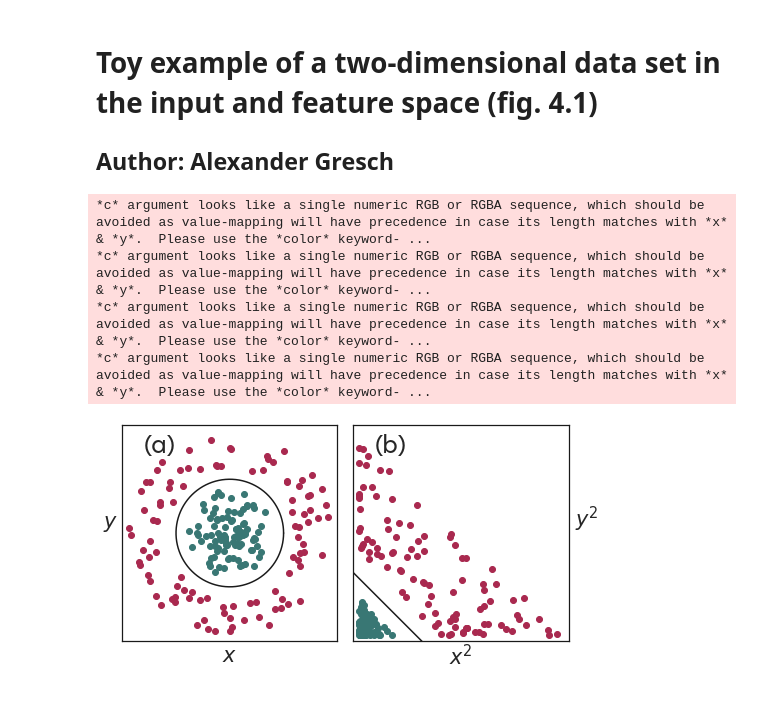
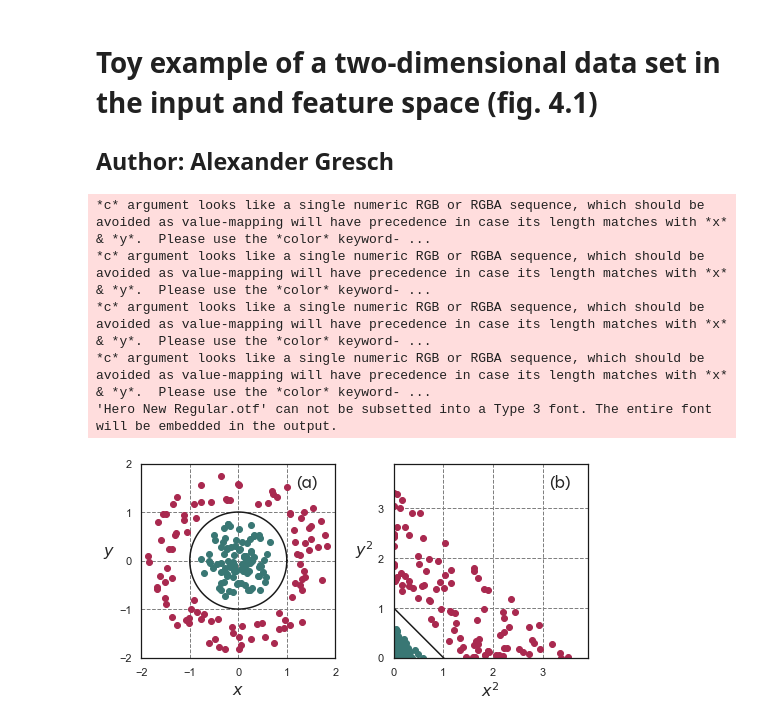
Before and after one commit to Shmoo137/Lecture-Notes, a Jupyter notebook: fig-4.1/4.1-title.ipynb, the cells around one changed output. Drawn from its saved outputs; the diff is of its cells as text; code cells hidden in the pictures.

Commit message:
added ticks and changed fontsize

```diff
--- a/fig-4.1/4.1-title.ipynb
+++ b/fig-4.1/4.1-title.ipynb
@@ -39,39 +39,46 @@ angles  = r.uniform(0,2*np.pi,size=(2,N))
 # %%
 # Seaborn style set
 sns.set(style="whitegrid", rc={'figure.figsize':(8,6)}) # in inches
 sns.set_style("whitegrid", {'grid.linestyle': 'dashed', "grid.color": "0.5", 'axes.edgecolor': '.1'})
 
 ax = plt.subplot(121)
 for color,radius,angle in zip(colors_dict.values(),radii,angles):
     plt.scatter(radius*np.cos(angle),radius*np.sin(angle),c=color["dark"])
 angle = np.linspace(0,2*np.pi,100)
 plt.plot(np.cos(angle),np.sin(angle),"k-")
 plt.xlim(-2,2)
-plt.xlabel("$x$",fontsize="xx-large",fontproperties=custom_font)
-plt.xticks([])
+plt.xticks(fontsize=11)
+plt.xlabel("$x$",fontsize=16,fontproperties=custom_font)
+#plt.xticks([])
 plt.ylim(-2,2)
-plt.ylabel("$y$",fontsize="xx-large",fontproperties=custom_font,rotation=0,ha="right")
-plt.text(0.1,0.875,"(a)",fontsize=24,fontproperties=custom_font,transform=ax.transAxes)
-plt.yticks([])
+plt.yticks(fontsize=11)
+plt.ylabel("$y$",fontsize=16,fontproperties=custom_font,rotation=0,ha="right")
+plt.text(0.8,0.875,"(a)",fontsize=16,fontproperties=custom_font,transform=ax.transAxes)
+plt.yticks([-2,-1,0,1,2])
 plt.gca().set_aspect('equal')
 
 ax = plt.subplot(122)
 for color,radius,angle in zip(colors_dict.values(),radii**2,angles):
     plt.scatter(radius*np.cos(angle)**2,radius*np.sin(angle)**2,c=color["dark"])
 plt.plot([-1,2],[2,-1],"k-")
-plt.xlim(-0.1,1.9**2+0.1)
-plt.xlabel("$x^2$",fontsize="xx-large",fontproperties=custom_font)
-plt.xticks([])
-plt.ylim(-0.1,1.9**2+0.1)
-plt.ylabel("$y^2$",fontsize="xx-large",fontproperties=custom_font,rotation=0,ha="right",labelpad=-245)
-plt.text(0.1,0.875,"(b)",fontsize=24,fontproperties=custom_font,transform=ax.transAxes)
-plt.yticks([])
+#plt.xlim(-0.1,1.9**2+0.1)
+plt.xlim(0,3.9)
+plt.xticks(fontsize=11)
+plt.xlabel("$x^2$",fontsize=16,fontproperties=custom_font)
+#plt.xticks([])
+#plt.ylim(-0.1,1.9**2+0.1)
+plt.ylim(0,3.9)
+plt.yticks(fontsize=11)
+plt.ylabel("$y^2$",fontsize=16,fontproperties=custom_font,rotation=0,ha="right") #,labelpad=-245
+plt.text(0.8,0.875,"(b)",fontsize=16,fontproperties=custom_font,transform=ax.transAxes)
+plt.yticks([0,1,2,3])
 plt.gca().set_aspect('equal')
-plt.subplots_adjust(wspace=0.075)
-plt.savefig("4.1_toy_example.pdf",orientation="landscape",dpi=600,bbox_inches="tight")
+plt.subplots_adjust(wspace=0.3)
+plt.savefig("4.1_toy_example_corr.pdf",orientation="landscape",dpi=600,bbox_inches="tight")
 # %% [output]
 *c* argument looks like a single numeric RGB or RGBA sequence, which should be avoided as value-mapping will have precedence in case its length matches with *x* & *y*.  Please use the *color* keyword- ...
 *c* argument looks like a single numeric RGB or RGBA sequence, which should be avoided as value-mapping will have precedence in case its length matches with *x* & *y*.  Please use the *color* keyword- ...
 *c* argument looks like a single numeric RGB or RGBA sequence, which should be avoided as value-mapping will have precedence in case its length matches with *x* & *y*.  Please use the *color* keyword- ...
 *c* argument looks like a single numeric RGB or RGBA sequence, which should be avoided as value-mapping will have precedence in case its length matches with *x* & *y*.  Please use the *color* keyword- ...
+'Hero New Regular.otf' can not be subsetted into a Type 3 font. The entire font will be embedded in the output.
-[figure, old version]
+[figure, new version]
```
Also changed, not shown: 3 other files.
